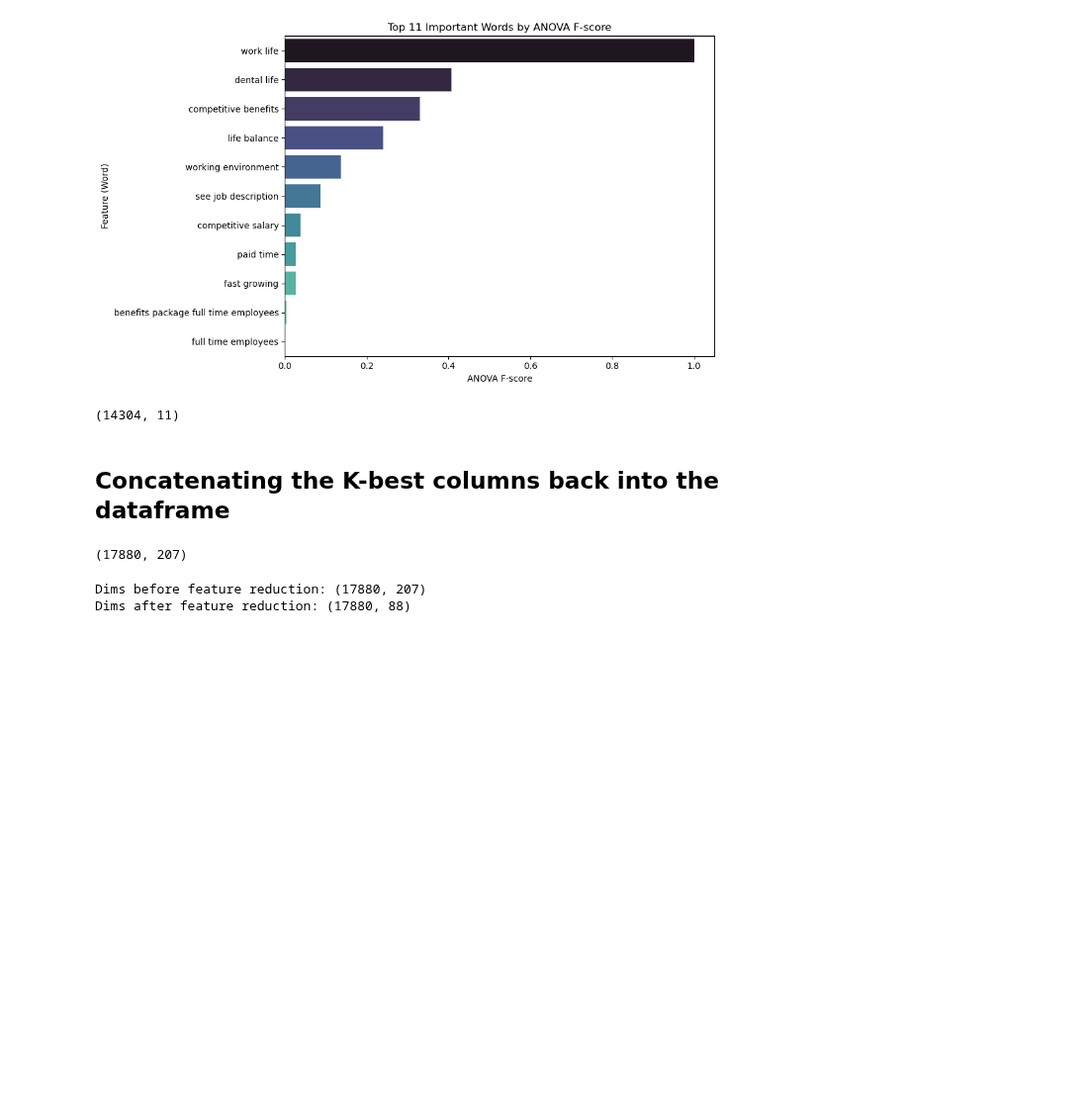
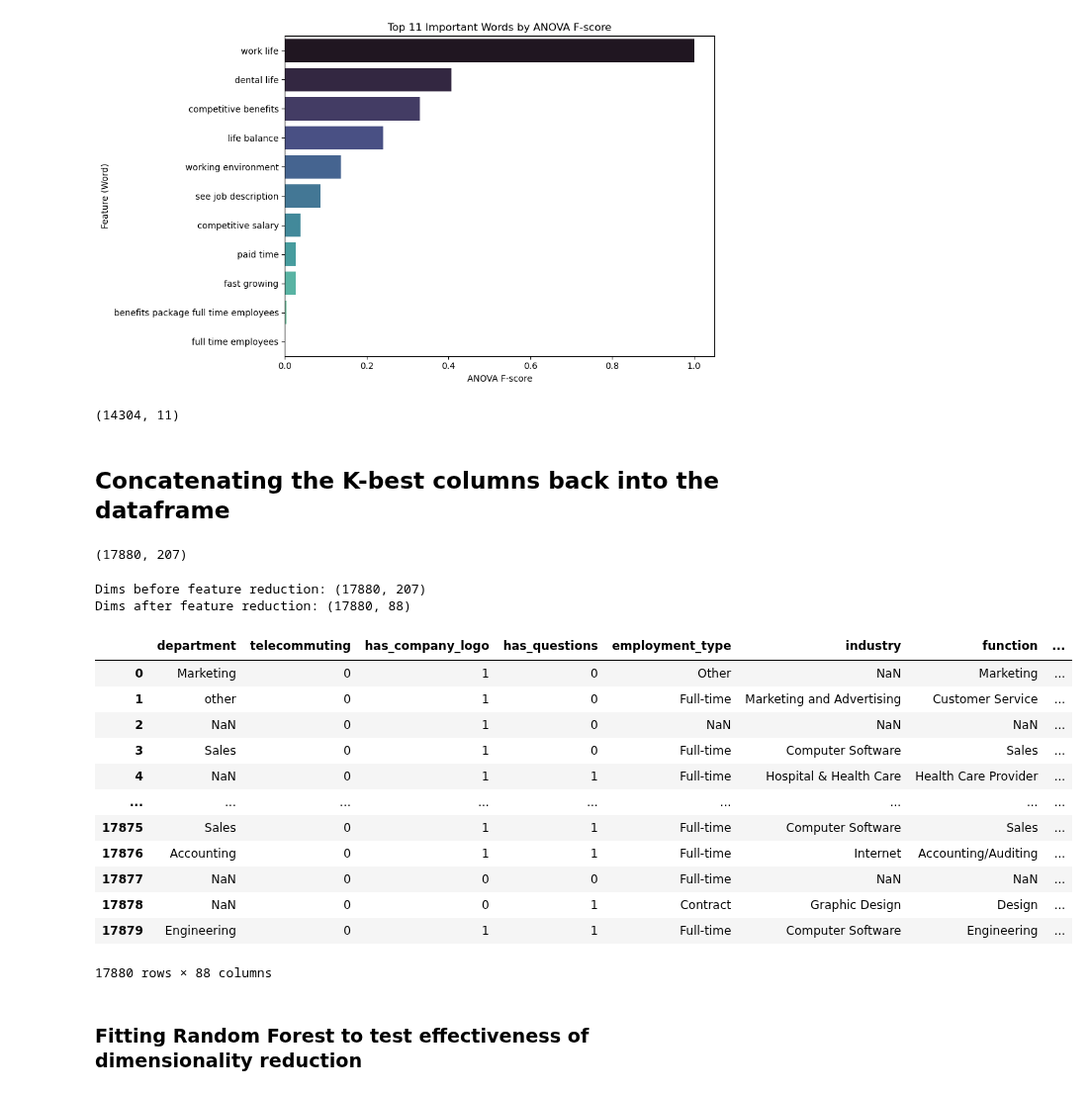
Before and after one commit to ecw70574/dsci2_final_project, a Jupyter notebook: TestingVectorization.ipynb, the cells around one changed output. Shown at 99% size. Drawn from its saved outputs; the diff is of its cells as text; code cells hidden in the pictures; blank space fills up the shorter version.

Commit message:
combined df and Random forest

```diff
--- a/TestingVectorization.ipynb
+++ b/TestingVectorization.ipynb
@@ -1244,18 +1264,36 @@ print(new_df.shape)
 # %%
 dropped_cols = ['description', 'benefits', 'requirements', 'company_profile']
 
 #for i in dropped_cols:
    # jobs = jobs.drop(i, axis = 1)
 
 print(f'Dims before feature reduction: {new_df.shape}')
 
 jobs_with_top_features = pd.concat([jobs, new_df[description_selected_cols]], axis=1)
 jobs_with_top_features = pd.concat([jobs_with_top_features, new_df[req_selected_cols]], axis=1)
 jobs_with_top_features = pd.concat([jobs_with_top_features, new_df[benefits_selected_cols]], axis=1)
 jobs_with_top_features = pd.concat([jobs_with_top_features, new_df[profile_selected_features]], axis=1)
 
 
 print(f'Dims after feature reduction: {jobs_with_top_features.shape}')
+
+
+jobs_with_top_features
 # %% [output]
 Dims before feature reduction: (17880, 207)
 Dims after feature reduction: (17880, 88)
+|  | department | telecommuting | has_company_logo | has_questions | employment_type | industry | function | ... |
+| 0 | Marketing | 0 | 1 | 0 | Other | NaN | Marketing | ... |
+| 1 | other | 0 | 1 | 0 | Full-time | Marketing and Advertising | Customer Service | ... |
+| 2 | NaN | 0 | 1 | 0 | NaN | NaN | NaN | ... |
+| 3 | Sales | 0 | 1 | 0 | Full-time | Computer Software | Sales | ... |
+| 4 | NaN | 0 | 1 | 1 | Full-time | Hospital & Health Care | Health Care Provider | ... |
+| ... | ... | ... | ... | ... | ... | ... | ... | ... |
+| 17875 | Sales | 0 | 1 | 1 | Full-time | Computer Software | Sales | ... |
+| 17876 | Accounting | 0 | 1 | 1 | Full-time | Internet | Accounting/Auditing | ... |
+| 17877 | NaN | 0 | 0 | 0 | Full-time | NaN | NaN | ... |
+| 17878 | NaN | 0 | 0 | 1 | Contract | Graphic Design | Design | ... |
+| 17879 | Engineering | 0 | 1 | 1 | Full-time | Computer Software | Engineering | ... |
+17880 rows × 88 columns
+# %% [markdown]
+### Fitting Random Forest to test effectiveness of dimensionality reduction
```
Also changed, not shown: parts of 7 cells of this notebook.
